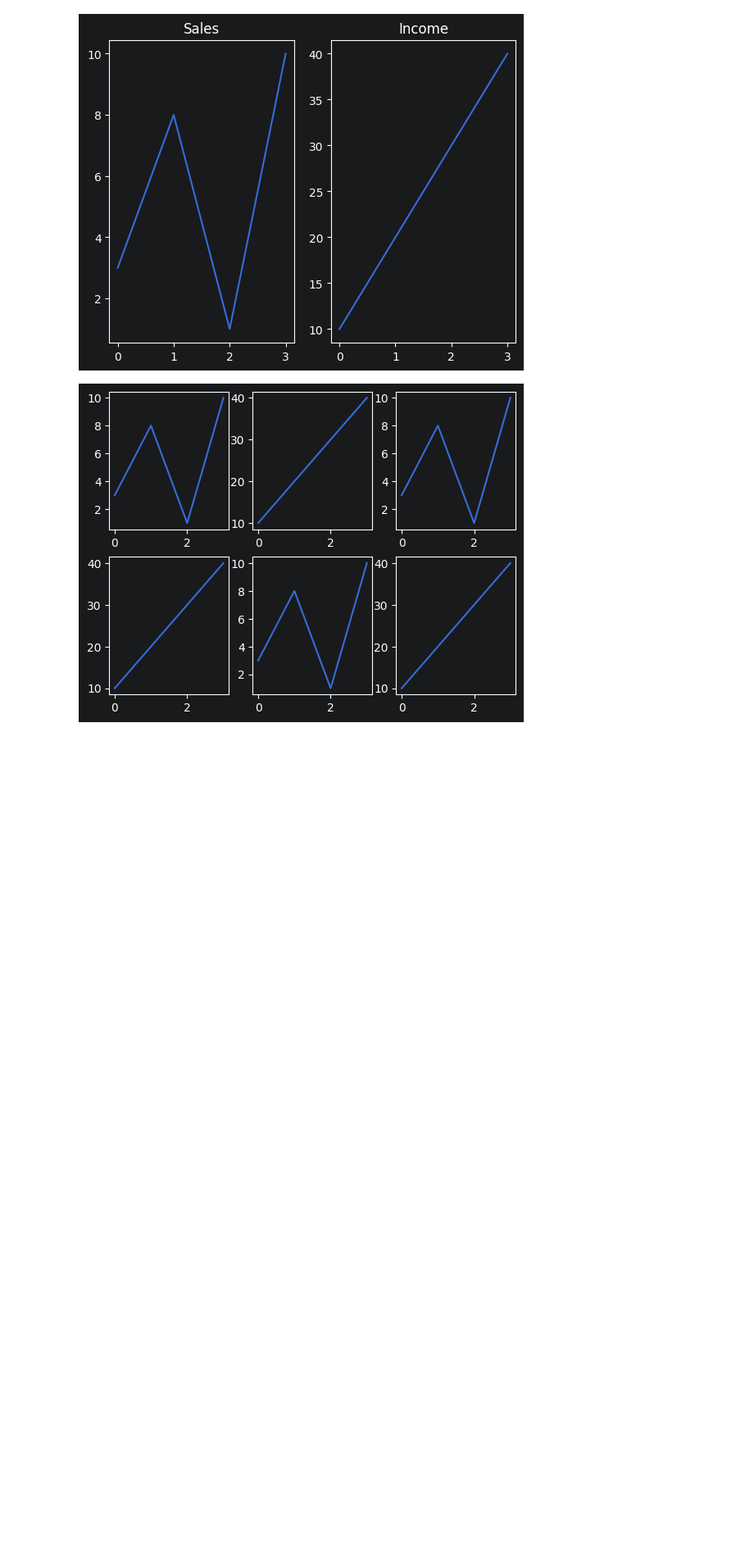
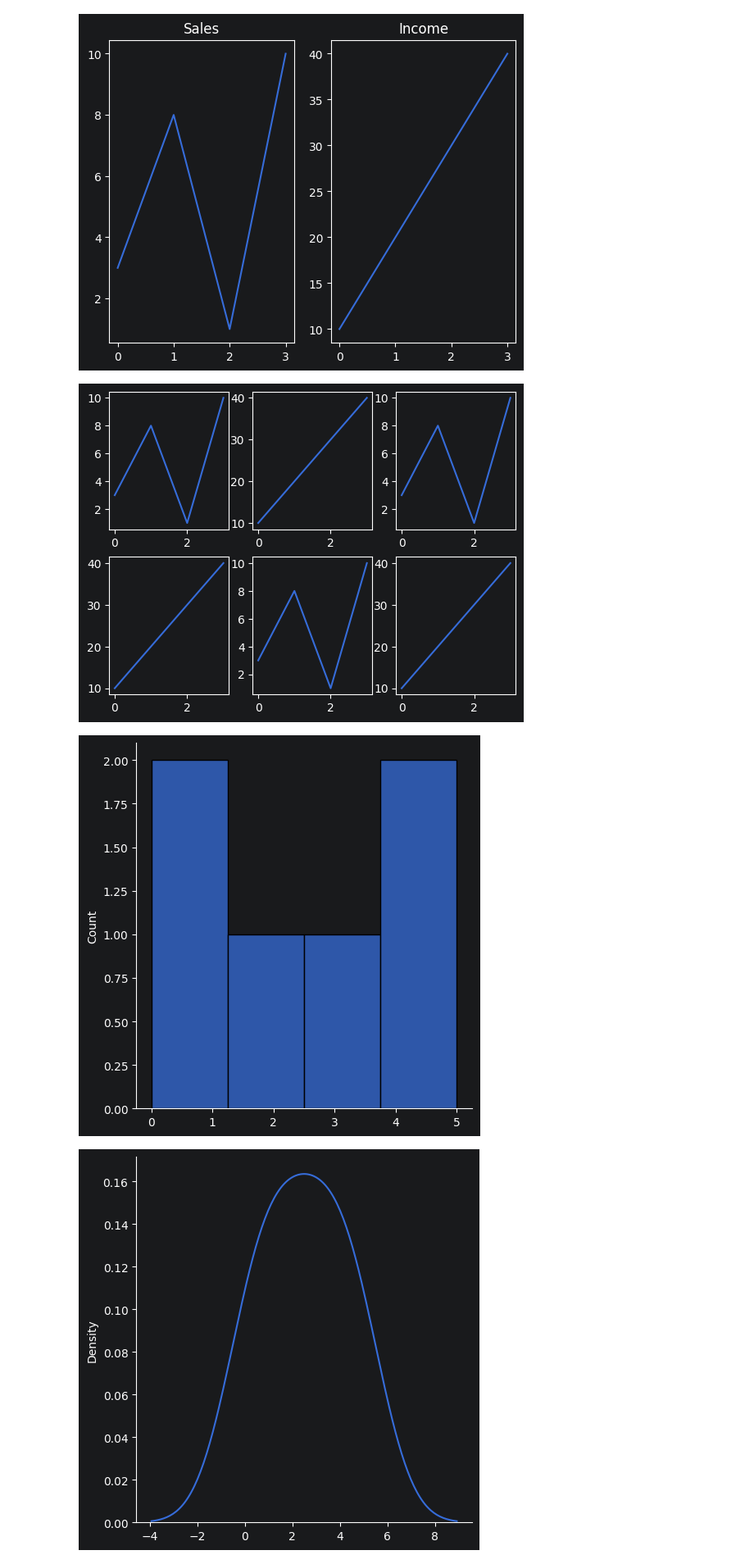
Before and after one commit to azizi23507/GitProject1, a Jupyter notebook: matplotlib.ipynb, the cells around one changed output. Shown at 82% size. Drawn from its saved outputs; the diff is of its cells as text; code cells hidden in the pictures; blank space fills up the shorter version.

```diff
--- a/matplotlib.ipynb
+++ b/matplotlib.ipynb
@@ -145,3 +146,10 @@ plt.plot(x,y)
 plt.show()
 # %% [output]
 [figure]
+# %%
+sns.displot([0, 1, 2, 3, 4, 5])
+sns.displot([0, 1, 2, 3, 4, 5], kind="kde")
+plt.show()
+# %% [output]
+[figure, added]
+[figure, added]
```
Also changed, not shown: parts of 1 cell of this notebook, 3 other files.
